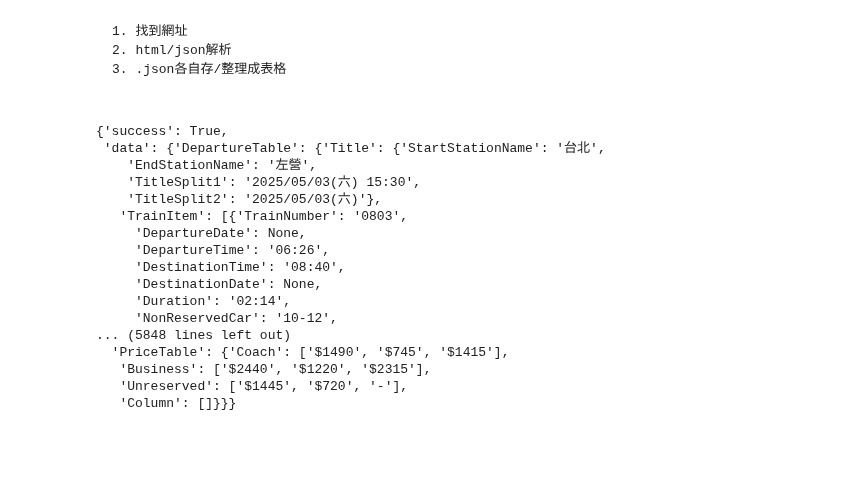
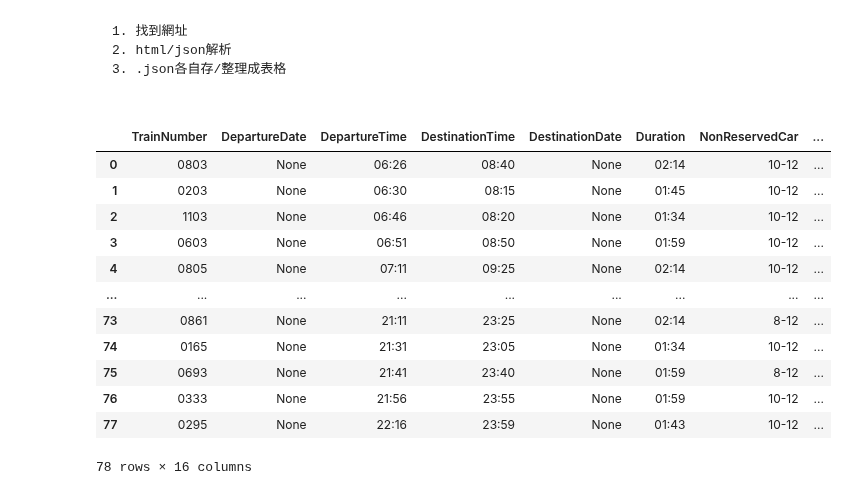
Before and after one commit to Elwing-Chou/tibame_online_0416, a Jupyter notebook: tibame_0503_lab.ipynb, the cells around one changed output. Saved outputs shown, nothing was run; the diff lists cells and outputs as text; code cells hidden in the pictures; blank space fills up the shorter version.

```diff
--- a/tibame_0503_lab.ipynb
+++ b/tibame_0503_lab.ipynb
@@ -169,36 +169,37 @@ def analaze_page(url):
 # %%
 # POST練習
 import requests
 import json
+import pandas as pd
+
 url = "https://www.thsrc.com.tw/TimeTable/Search"
 payload = {
     "SearchType": "S",
     "Lang": "TW",
     "StartStation": "TaiPei",
     "EndStation": "ZuoYing",
     "OutWardSearchDate": "2025/05/03",
     "OutWardSearchTime": "15:30",
     "ReturnSearchDate": "2025/05/03",
     "ReturnSearchTime": "15:30",
     "DiscountType":"",
 }
 resp = requests.post(url, payload)
-json.loads(resp.text)
+resp_data = json.loads(resp.text)
+data = resp_data["data"]
+depart_train_items = data["DepartureTable"]["TrainItem"]
+pd.json_normalize(depart_train_items)
 # %% [output]
+|  | TrainNumber | DepartureDate | DepartureTime | DestinationTime | DestinationDate | Duration | NonReservedCar | ... |
+| 0 | 0803 | None | 06:26 | 08:40 | None | 02:14 | 10-12 | ... |
+| 1 | 0203 | None | 06:30 | 08:15 | None | 01:45 | 10-12 | ... |
+| 2 | 1103 | None | 06:46 | 08:20 | None | 01:34 | 10-12 | ... |
+| 3 | 0603 | None | 06:51 | 08:50 | None | 01:59 | 10-12 | ... |
+| 4 | 0805 | None | 07:11 | 09:25 | None | 02:14 | 10-12 | ... |
+| ... | ... | ... | ... | ... | ... | ... | ... | ... |
+| 73 | 0861 | None | 21:11 | 23:25 | None | 02:14 | 8-12 | ... |
+| 74 | 0165 | None | 21:31 | 23:05 | None | 01:34 | 10-12 | ... |
+| 75 | 0693 | None | 21:41 | 23:40 | None | 01:59 | 8-12 | ... |
+| 76 | 0333 | None | 21:56 | 23:55 | None | 01:59 | 10-12 | ... |
+| 77 | 0295 | None | 22:16 | 23:59 | None | 01:43 | 10-12 | ... |
-{'success': True,
- 'data': {'DepartureTable': {'Title': {'StartStationName': '台北',
-    'EndStationName': '左營',
-    'TitleSplit1': '2025/05/03(六) 15:30',
-    'TitleSplit2': '2025/05/03(六)'},
-   'TrainItem': [{'TrainNumber': '0803',
-     'DepartureDate': None,
-     'DepartureTime': '06:26',
-     'DestinationTime': '08:40',
-     'DestinationDate': None,
-     'Duration': '02:14',
-     'NonReservedCar': '10-12',
-... (5848 lines left out)
-  'PriceTable': {'Coach': ['$1490', '$745', '$1415'],
-   'Business': ['$2440', '$1220', '$2315'],
-   'Unreserved': ['$1445', '$720', '-'],
-   'Column': []}}}
+78 rows × 16 columns
```
